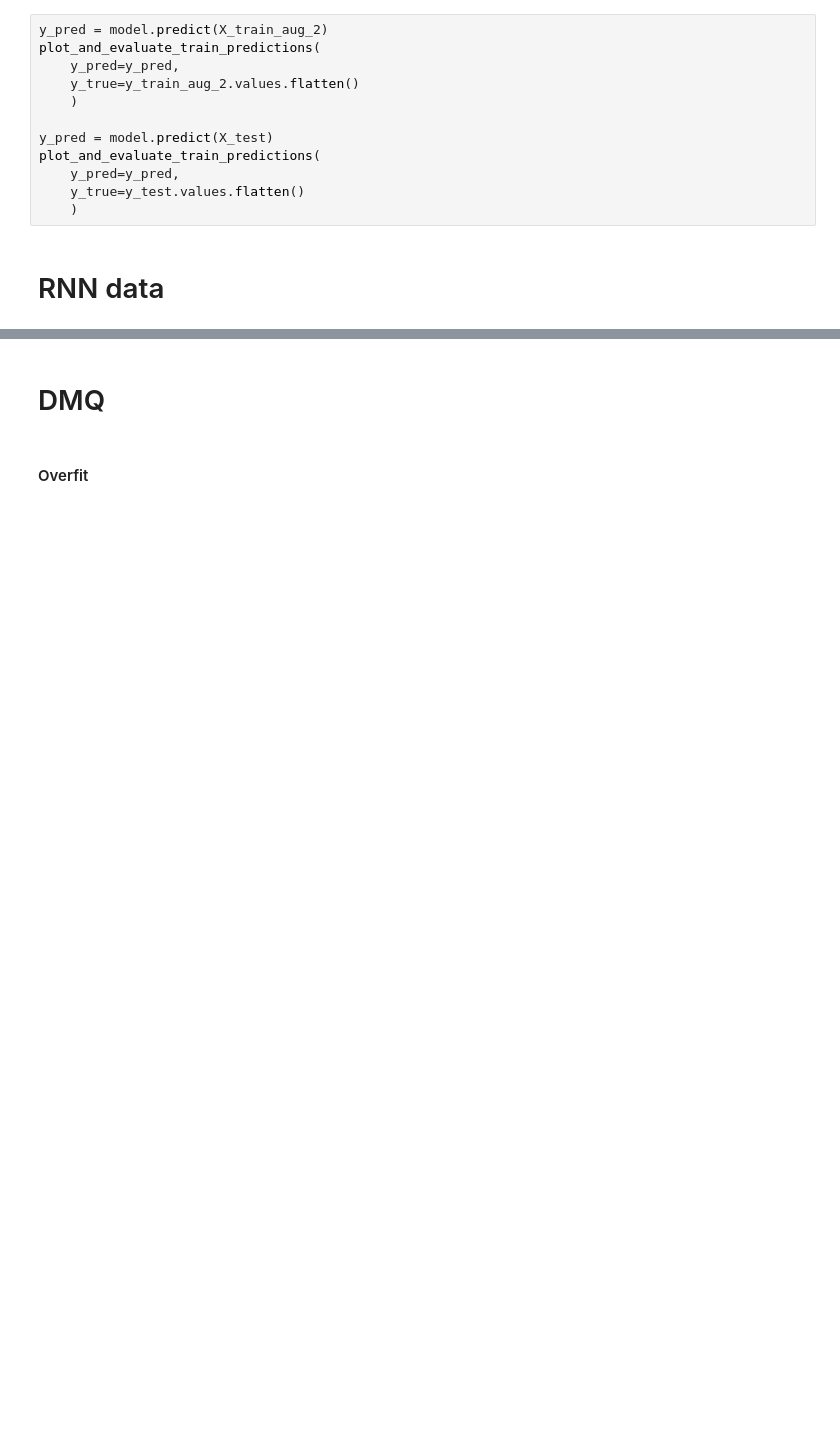
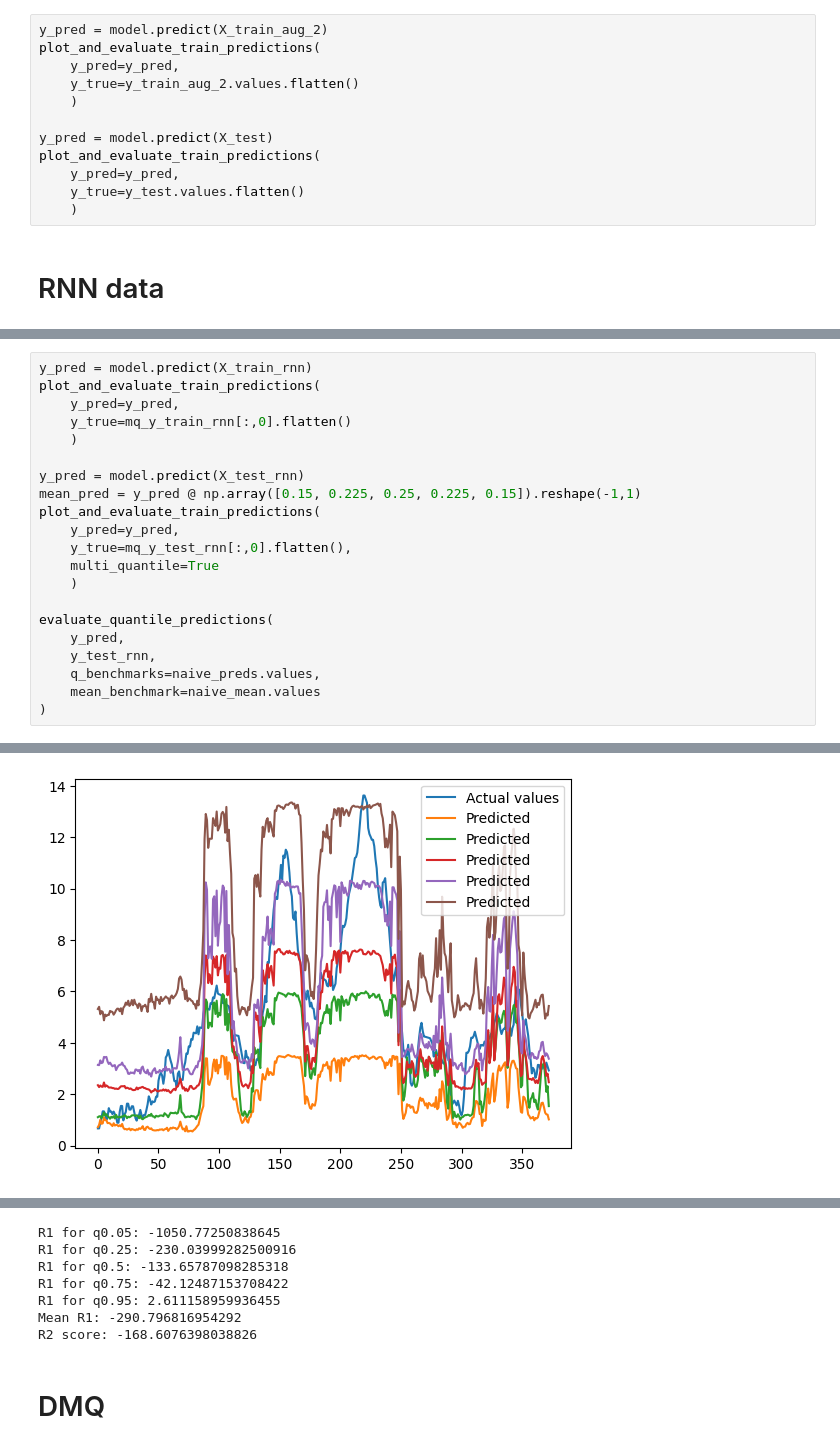
Before and after one commit to rproner1/MacroAtRisk, a Jupyter notebook: tuning.ipynb, the cells around one changed output, grey strips where cells are left out. Cells and saved outputs as stored; diff of their text form; blank space fills up the shorter version.

```diff
--- a/tuning.ipynb
+++ b/tuning.ipynb
@@ -974,0 +1093,22 @@ mq_y_train_rnn_full = np.concatenate([mq_y_train_rnn, mq_y_val_rnn], axis=0)
+# %%
+y_pred = model.predict(X_train_rnn)
+plot_and_evaluate_train_predictions(
+    y_pred=y_pred,
+    y_true=mq_y_train_rnn[:,0].flatten()
+    )
+
+y_pred = model.predict(X_test_rnn)
+mean_pred = y_pred @ np.array([0.15, 0.225, 0.25, 0.225, 0.15]).reshape(-1,1)
+plot_and_evaluate_train_predictions(
+    y_pred=y_pred,
+    y_true=mq_y_test_rnn[:,0].flatten(),
+    multi_quantile=True
+    )
+
+evaluate_quantile_predictions(
+    y_pred,
+    y_test_rnn,
+    q_benchmarks=naive_preds.values,
+    mean_benchmark=naive_mean.values
+)
+# %% [output]
@@ -974,0 +1116 @@ mq_y_train_rnn_full = np.concatenate([mq_y_train_rnn, mq_y_val_rnn], axis=0)
+[figure, added]
@@ -975,4 +1119,9 @@ mq_y_train_rnn_full = np.concatenate([mq_y_train_rnn, mq_y_val_rnn], axis=0)
+R1 for q0.05: -1050.77250838645
+R1 for q0.25: -230.03999282500916
+R1 for q0.5: -133.65787098285318
+R1 for q0.75: -42.12487153708422
+R1 for q0.95: 2.611158959936455
+Mean R1: -290.796816954292
+R2 score: -168.6076398038826
 # %% [markdown]
 # DMQ
-# %% [markdown]
-#### Overfit
```
Also changed, not shown: parts of 55 cells of this notebook.
